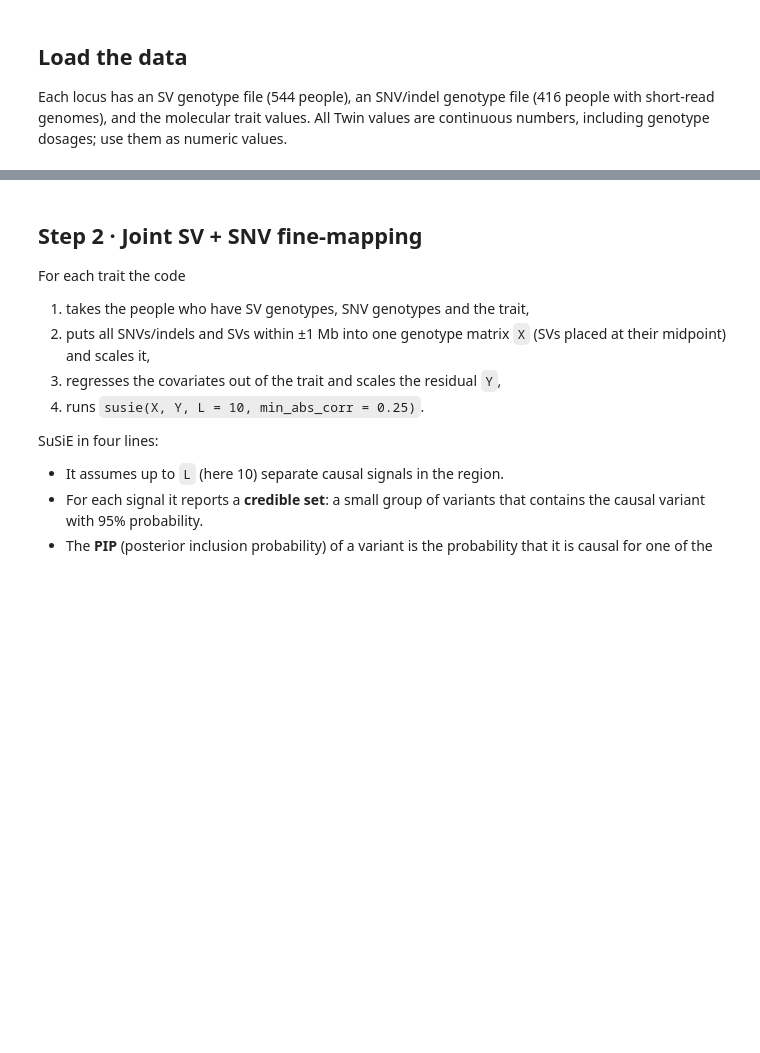
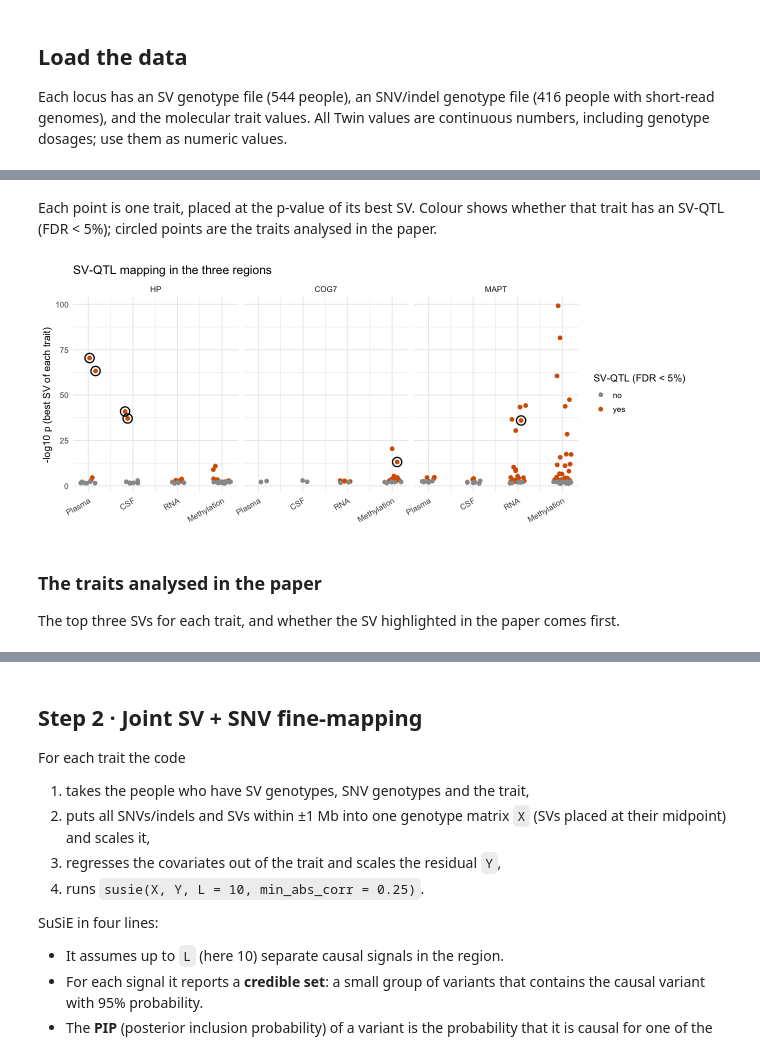
Before and after one commit to Junkkkk/sv-finemapping-coloc-tutorial, a Jupyter notebook: notebooks/02_finemapping_and_colocalization.ipynb, the cells around one changed output, grey strips where cells are left out. Cells and saved outputs as stored; diff of their text form; code cells hidden in the pictures; blank space fills up the shorter version.

Commit message:
Add SV-QTL mapping across four molecular layers in each region

```diff
--- a/notebooks/02_finemapping_and_colocalization.ipynb
+++ b/notebooks/02_finemapping_and_colocalization.ipynb
@@ -118,14 +120,25 @@ sv_qtl_scan <- function(locus, layer, this_pheno) {
     res[order(p_val)]
 }
 
-traits <- unique(LOCI[, .(locus, layer, pheno_id, label, sv_id)])
-scans <- list()
-for (i in seq_len(nrow(traits))) {
-    a <- traits[i]
-    s <- sv_qtl_scan(a$locus, a$layer, a$pheno_id)
-    scans[[a$pheno_id]] <- s
-    cat(sprintf("\n%s  (%s, %d people, %d SVs tested)\n", a$label, a$layer, ncol(layers[[a$layer]]$mat), nrow(s)))
-    print(head(s[, .(vid, start, svlen, beta = signif(beta, 3), p_val = signif(p_val, 3),
-                     paper_SV = vid == a$sv_id)], 3))
-}
+LAYER_ORDER <- c("Plasma", "CSF", "RNA", "Methylation")
+regions <- unique(LOCI[, .(locus, chrom, region_start, region_end)])
+all_tests <- rbindlist(lapply(seq_len(nrow(regions)), function(k) {
+    r <- regions[k]
+    rbindlist(lapply(LAYER_ORDER, function(layer) {
+        ids <- layers[[layer]]$info[chrom == r$chrom & start >= r$region_start & end <= r$region_end, pheno_id]
+        rbindlist(lapply(ids, function(id) data.table(locus = r$locus, layer = layer, sv_qtl_scan(r$locus, layer, id))))
+    }))
+}))
+all_tests[, fdr := p.adjust(p_val, method = "BH"), by = layer]
+all_tests[, `:=`(locus = factor(locus, levels = regions$locus), layer = factor(layer, levels = LAYER_ORDER))]
+
+# best SV for each trait
+best <- all_tests[order(p_val), .SD[1], by = .(locus, layer, pid)]
+best[, sv_qtl := fdr < 0.05]
+best[, paper_trait := pid %in% LOCI$pheno_id]
+
+sv_qtl_summary <- best[, .(traits = .N, traits_with_SV_QTL = sum(sv_qtl),
+                           top_trait = pid[which.min(p_val)], top_SV = vid[which.min(p_val)],
+                           top_p = signif(min(p_val), 3)), by = .(locus, layer)][order(locus, layer)]
+sv_qtl_summary
 # %% [output]
@@ -148,0 +160,23 @@ HP protein (plasma, aptamer 7905-30)  (Plasma, 490 people, 30 SVs tested)
+# %% [markdown]
+Each point is one trait, placed at the p-value of its best SV. Colour shows whether that trait has an
+SV-QTL (FDR < 5%); circled points are the traits analysed in the paper.
+# %%
+set.seed(1)
+best[, x := as.integer(layer) + runif(.N, -0.2, 0.2)]   # spread the points of each layer a little
+options(repr.plot.width = 11, repr.plot.height = 4.5)
+ggplot(best, aes(x, -log10(p_val))) +
+    geom_point(aes(colour = sv_qtl), size = 2) +
+    geom_point(data = best[paper_trait == TRUE], shape = 21, size = 4.5, stroke = 1.1, colour = "black") +
+    scale_x_continuous(breaks = seq_along(LAYER_ORDER), labels = LAYER_ORDER) +
+    facet_wrap(~locus, nrow = 1) +
+    scale_colour_manual(values = c(`TRUE` = "#D55E00", `FALSE` = "grey60"), labels = c(`TRUE` = "yes", `FALSE` = "no")) +
+    labs(x = NULL, y = "-log10 p (best SV of each trait)", colour = "SV-QTL (FDR < 5%)",
+         title = "SV-QTL mapping in the three regions") +
+    theme(axis.text.x = element_text(angle = 30, hjust = 1))
+options(repr.plot.width = 10)
+# %% [output]
+[figure, added]
+# %% [markdown]
+### The traits analysed in the paper
+
+The top three SVs for each trait, and whether the SV highlighted in the paper comes first.
```
Also changed, not shown: parts of 6 cells of this notebook, 22 other files.
